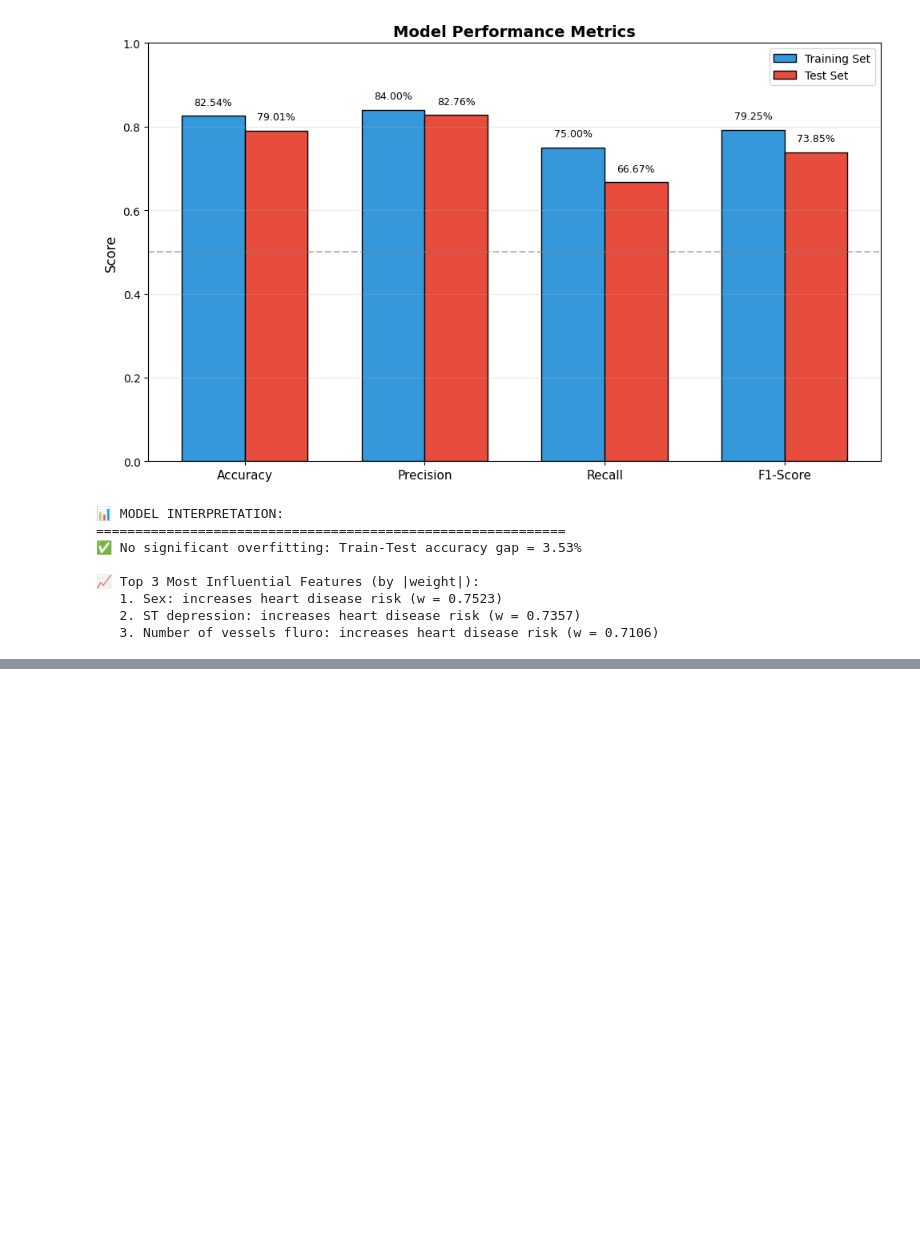
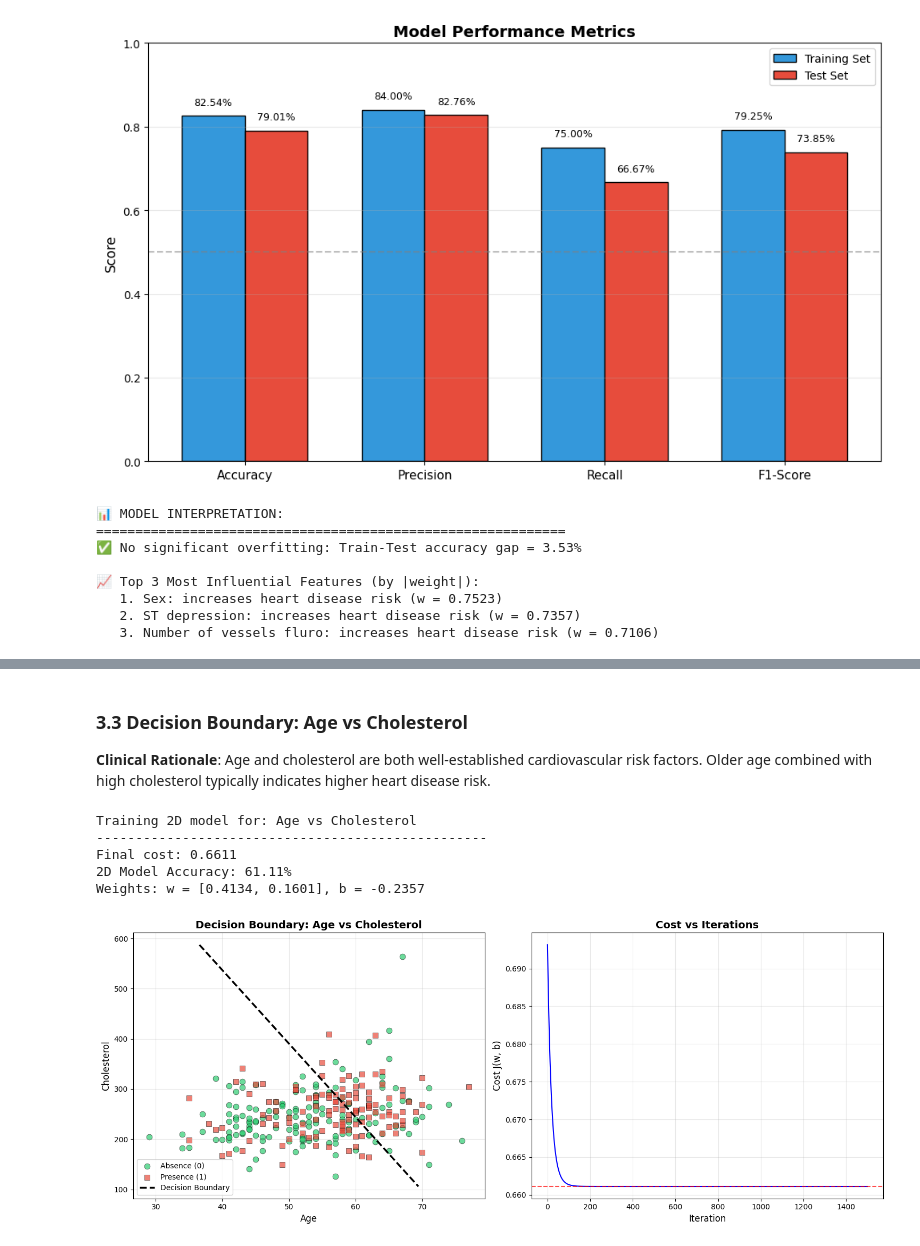
Before and after one commit to AnderssonProgramming/logistic-regression-aws-ai, a Jupyter notebook: heart_disease_lr_analysis.ipynb, the cells around one changed output, grey strips where cells are left out. Cells and saved outputs as stored; diff of their text form; code cells hidden in the pictures; blank space fills up the shorter version.

```diff
--- a/heart_disease_lr_analysis.ipynb
+++ b/heart_disease_lr_analysis.ipynb
@@ -1267,0 +1296,19 @@ F1-Score                    79.25%             73.85%
+# %%
+# Define the feature pairs for decision boundary visualization
+feature_pairs = [
+    ('Age', 'Cholesterol'),                     # Classic CV risk factors
+    ('Max HR', 'ST depression'),                # Stress test indicators
+    ('Number of vessels fluro', 'Chest pain type')  # Anatomical + symptomatic
+]
+
+print("=" * 60)
+print("FEATURE PAIRS FOR DECISION BOUNDARY VISUALIZATION")
+print("=" * 60)
+for i, (f1, f2) in enumerate(feature_pairs, 1):
+    idx1 = selected_features.index(f1)
+    idx2 = selected_features.index(f2)
+    corr1 = correlation_matrix.loc[f1, 'Heart Disease']
+    corr2 = correlation_matrix.loc[f2, 'Heart Disease']
+    print(f"\nPair {i}: {f1} vs {f2}")
+    print(f"  • {f1}: correlation with target = {corr1:+.3f}")
+    print(f"  • {f2}: correlation with target = {corr2:+.3f}")
@@ -1267,0 +1457,57 @@ F1-Score                    79.25%             73.85%
+# %% [markdown]
+### 3.3 Decision Boundary: Age vs Cholesterol
+
+**Clinical Rationale**: Age and cholesterol are both well-established cardiovascular risk factors. Older age combined with high cholesterol typically indicates higher heart disease risk.
+# %%
+# Pair 1: Age vs Cholesterol
+f1, f2 = 'Age', 'Cholesterol'
+idx1, idx2 = selected_features.index(f1), selected_features.index(f2)
+
+# Extract 2D features (original scale for plotting)
+X_pair1_orig = df[[f1, f2]].values
+y_full = df['Heart Disease'].values
+
+# Normalize for training
+X_pair1_mean = np.mean(X_pair1_orig, axis=0)
+X_pair1_std = np.std(X_pair1_orig, axis=0)
+X_pair1_std = np.where(X_pair1_std == 0, 1, X_pair1_std)
+X_pair1_norm = (X_pair1_orig - X_pair1_mean) / X_pair1_std
+
+# Train 2D model
+print(f"Training 2D model for: {f1} vs {f2}")
+print("-" * 50)
+w_pair1, b_pair1, J_hist_pair1 = train_2d_model(X_pair1_norm, y_full, alpha=0.1, num_iters=1500)
+
+# Compute accuracy
+z_pred = X_pair1_norm @ w_pair1 + b_pair1
+y_pred_pair1 = (sigmoid(z_pred) >= 0.5).astype(int)
+acc_pair1 = np.mean(y_pred_pair1 == y_full) * 100
+
+print(f"Final cost: {J_hist_pair1[-1]:.4f}")
+print(f"2D Model Accuracy: {acc_pair1:.2f}%")
+print(f"Weights: w = [{w_pair1[0]:.4f}, {w_pair1[1]:.4f}], b = {b_pair1:.4f}")
+
+# Plot
+fig, axes = plt.subplots(1, 2, figsize=(15, 6))
+
+# Decision boundary plot
+plot_decision_boundary_2d(X_pair1_orig, y_full, w_pair1, b_pair1,
+                          (f1, f2), f'Decision Boundary: {f1} vs {f2}', ax=axes[0])
+
+# Cost convergence
+axes[1].plot(J_hist_pair1, 'b-', linewidth=1.5)
+axes[1].set_title('Cost vs Iterations', fontsize=14, fontweight='bold')
+axes[1].set_xlabel('Iteration', fontsize=12)
+axes[1].set_ylabel('Cost J(w, b)', fontsize=12)
+axes[1].grid(True, alpha=0.3)
+axes[1].axhline(y=J_hist_pair1[-1], color='r', linestyle='--', alpha=0.7)
+
+plt.tight_layout()
+plt.show()
+# %% [output]
+Training 2D model for: Age vs Cholesterol
+--------------------------------------------------
+Final cost: 0.6611
+2D Model Accuracy: 61.11%
+Weights: w = [0.4134, 0.1601], b = -0.2357
+[figure, added]
```
Also changed, not shown: parts of 30 cells of this notebook.
